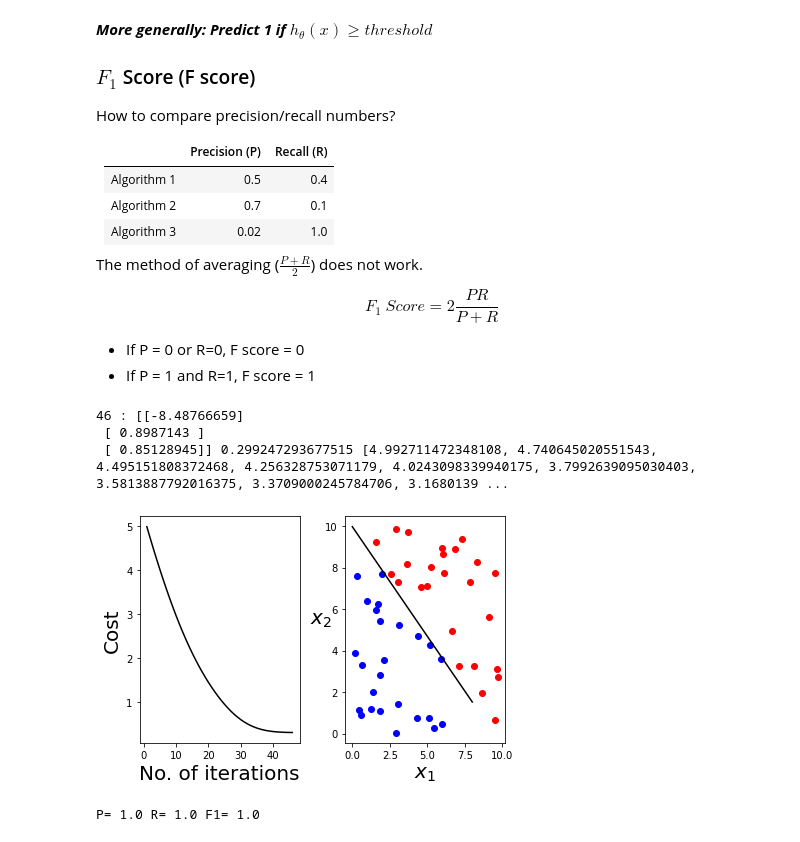
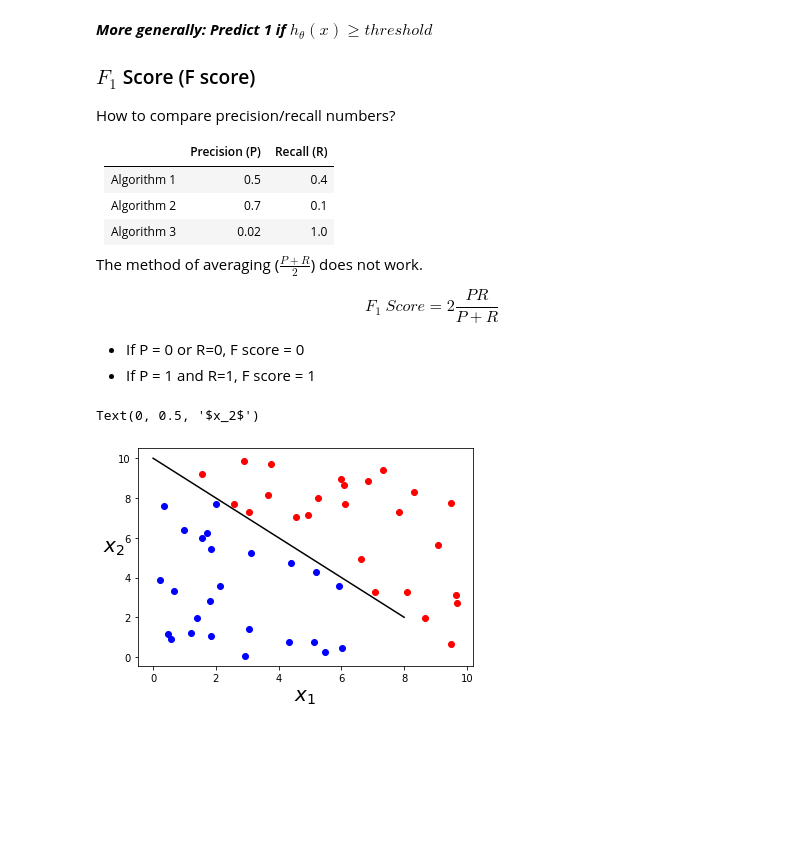
Before and after one commit to tbrad2003/wre, a Jupyter notebook: logistic_regression.ipynb, the cells around one changed output. Drawn from its saved outputs; the diff is of its cells as text; code cells hidden in the pictures; blank space fills up the shorter version.

```diff
--- a/logistic_regression.ipynb
+++ b/logistic_regression.ipynb
@@ -122,3 +115,31 @@ Y = df['y'].to_numpy().reshape(50,1)
+# %%
+# Make artificial data
+np.random.seed(42)
+x1 = 10*np.random.rand(50)
+x2 = 10*np.random.rand(50)
+y = np.zeros(50)
+for i in np.arange(len(y)):
+    if x1[i]+x2[i]>=10:
+        y[i]=1
+
+# divide the x1 and x2 data into 2 groups based on y values for plotting
+# count the number the group 1 items which have y value of 1
+g0 = []
+g1 = []
+for i in np.arange(len(y)):
+    if y[i]==1:
+        g1.append(i)
+    else:
+        g0.append(i)
+
+plt.scatter(x1[g1],x2[g1],c='r')
+plt.scatter(x1[g0],x2[g0],c='b')
+plt.plot(np.arange(int(np.max(x1))),(-10+1*np.arange(int(np.max(x1))))/-1,'k-')
+plt.xlabel('$x_1$',fontsize=20)
+plt.ylabel('$x_2$',rotation=0, fontsize=20)
+# %% [output]
+Text(0, 0.5, '$x_2$')
+[figure, added]
 # %%
 # data processing on the features - adding an x0 feature with all ones
 x0 = np.ones(50)
@@ -128,23 +154,0 @@ X = np.hstack((x0,x1,x2))
-# %%
-fig,(ax1,ax2)=plt.subplots(1,2)
-ax1.plot(iter,cost,'k-')
-ax1.set_xlabel('No. of iterations',fontsize=20)
-ax1.set_ylabel('Cost',fontsize=20)
-ax2.scatter(x1[g1],x2[g1],c='r')
-ax2.scatter(x1[g0],x2[g0],c='b')
-ax2.plot(np.arange(int(np.max(x1))),(w[0,0]+w[1,0]*np.arange(int(np.max(x1))))/-w[2,0],'k-')
-ax2.set_xlabel('$x_1$',fontsize=20)
-ax2.set_ylabel('$x_2$',rotation=0, fontsize=20)
-plt.tight_layout()
-print(m,':',w,c,cost)
-# %% [output]
-46 : [[-8.48766659]
- [ 0.8987143 ]
- [ 0.85128945]] 0.299247293677515 [4.992711472348108, 4.740645020551543, 4.495151808372468, 4.256328753071179, 4.0243098339940175, 3.7992639095030403, 3.5813887792016375, 3.3709000245784706, 3.1680139 ...
-[figure, removed]
-# %%
-# Precison, Recall, and F_Score calculations
-
-print('P=',P,'R=',R,'F1=',F1)
-# %% [output]
-P= 1.0 R= 1.0 F1= 1.0
```
Also changed, not shown: parts of 6 cells of this notebook.
